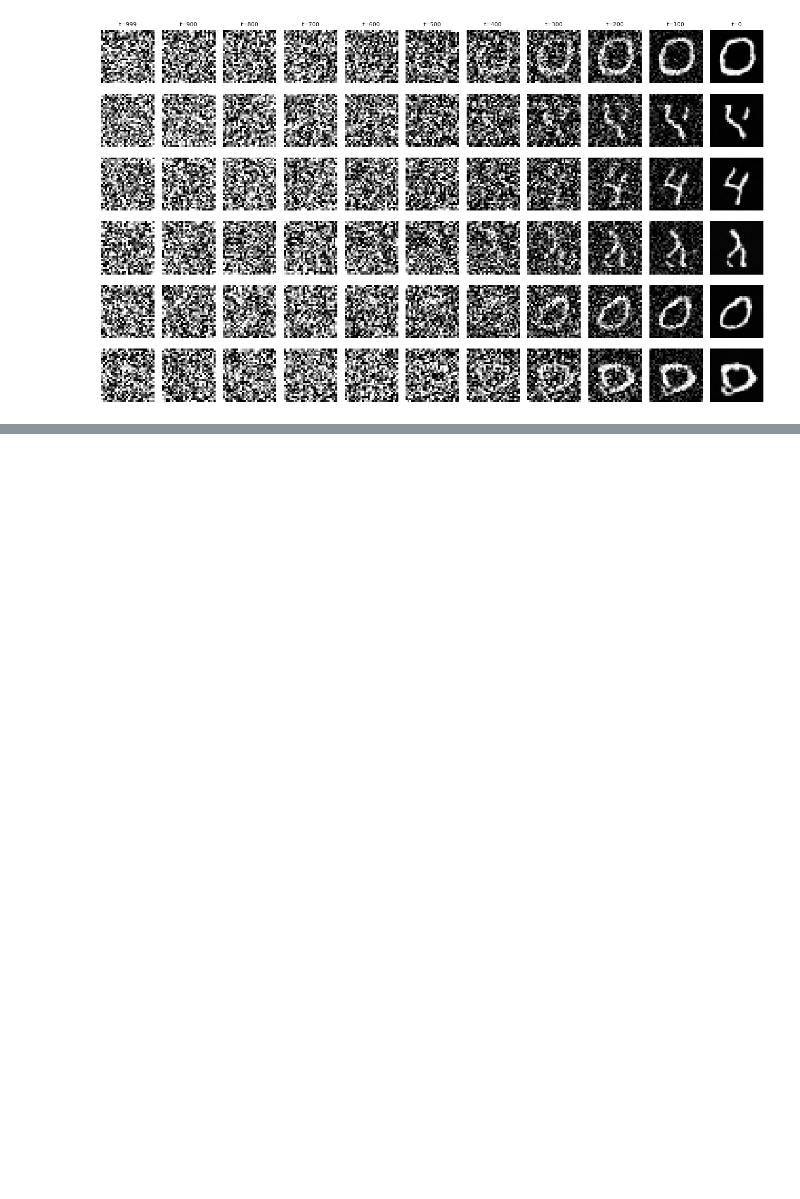
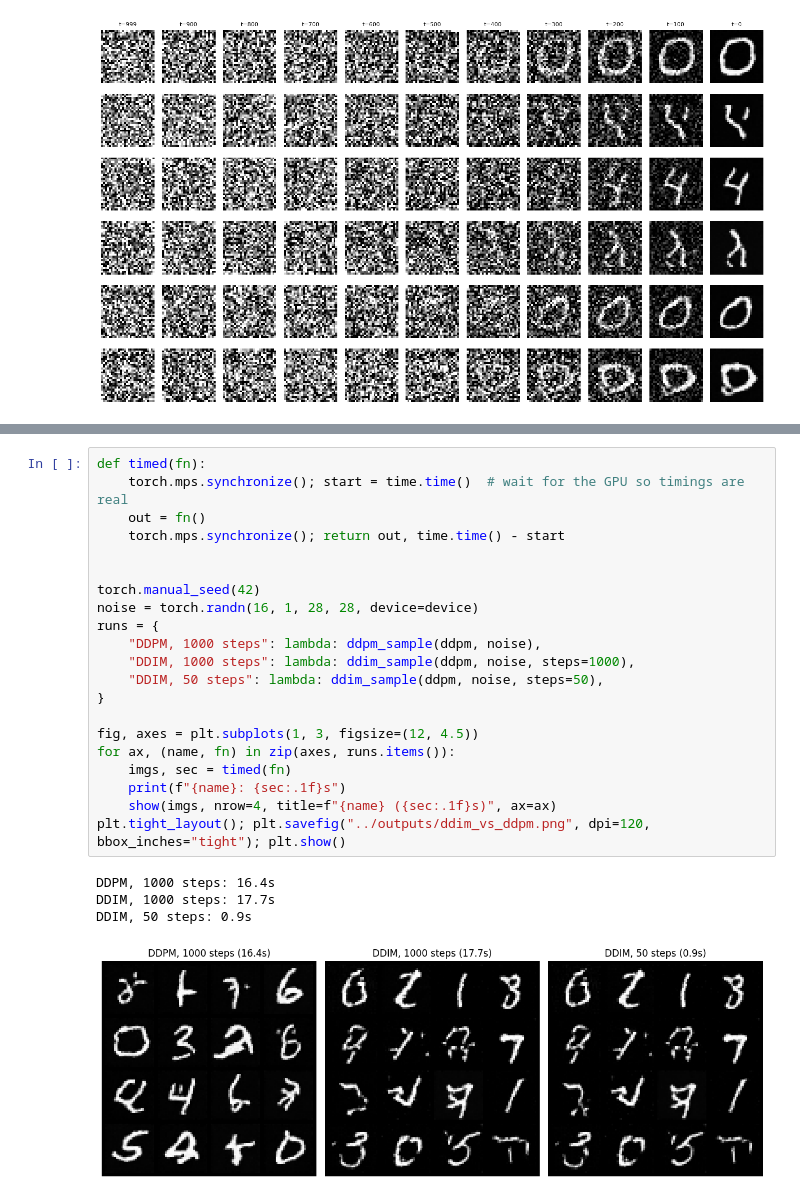
Before and after one commit to Shivrajsoni/computer-vision, a Jupyter notebook: notebooks/ddpm.ipynb, the cells around one changed output, grey strips where cells are left out. Cells and saved outputs as stored; diff of their text form; blank space fills up the shorter version.

Commit message:
impl ddim

```diff
--- a/notebooks/ddpm.ipynb
+++ b/notebooks/ddpm.ipynb
@@ -359,0 +405,26 @@ plt.tight_layout(); plt.savefig("../outputs/ddpm_reverse_process.png", dpi=120,
+# %%
+def timed(fn):
+    torch.mps.synchronize(); start = time.time()  # wait for the GPU so timings are real
+    out = fn()
+    torch.mps.synchronize(); return out, time.time() - start
+
+
+torch.manual_seed(42)
+noise = torch.randn(16, 1, 28, 28, device=device)
+runs = {
+    "DDPM, 1000 steps": lambda: ddpm_sample(ddpm, noise),
+    "DDIM, 1000 steps": lambda: ddim_sample(ddpm, noise, steps=1000),
+    "DDIM, 50 steps": lambda: ddim_sample(ddpm, noise, steps=50),
+}
+
+fig, axes = plt.subplots(1, 3, figsize=(12, 4.5))
+for ax, (name, fn) in zip(axes, runs.items()):
+    imgs, sec = timed(fn)
+    print(f"{name}: {sec:.1f}s")
+    show(imgs, nrow=4, title=f"{name} ({sec:.1f}s)", ax=ax)
+plt.tight_layout(); plt.savefig("../outputs/ddim_vs_ddpm.png", dpi=120, bbox_inches="tight"); plt.show()
+# %% [output]
+DDPM, 1000 steps: 16.4s
+DDIM, 1000 steps: 17.7s
+DDIM, 50 steps: 0.9s
+[figure, added]
```
Also changed, not shown: parts of 6 cells of this notebook, 4 other files.
